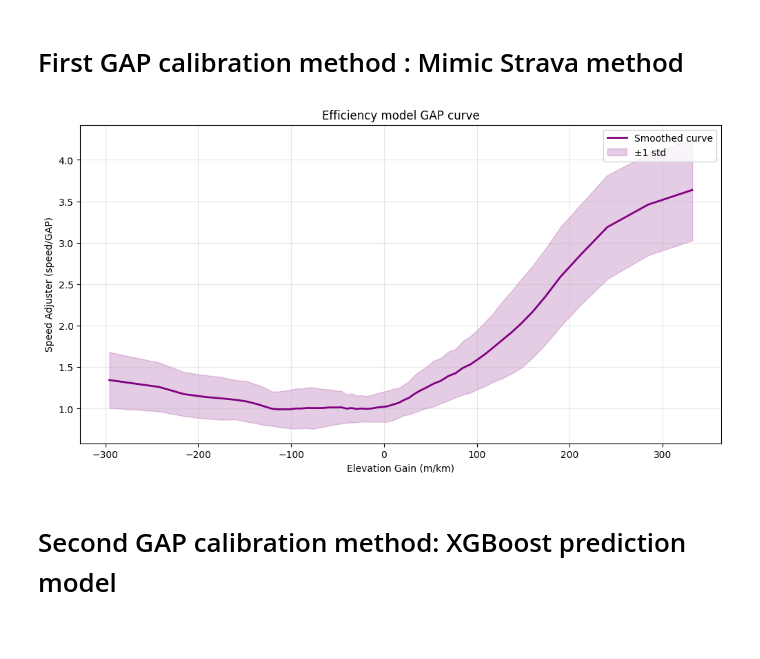
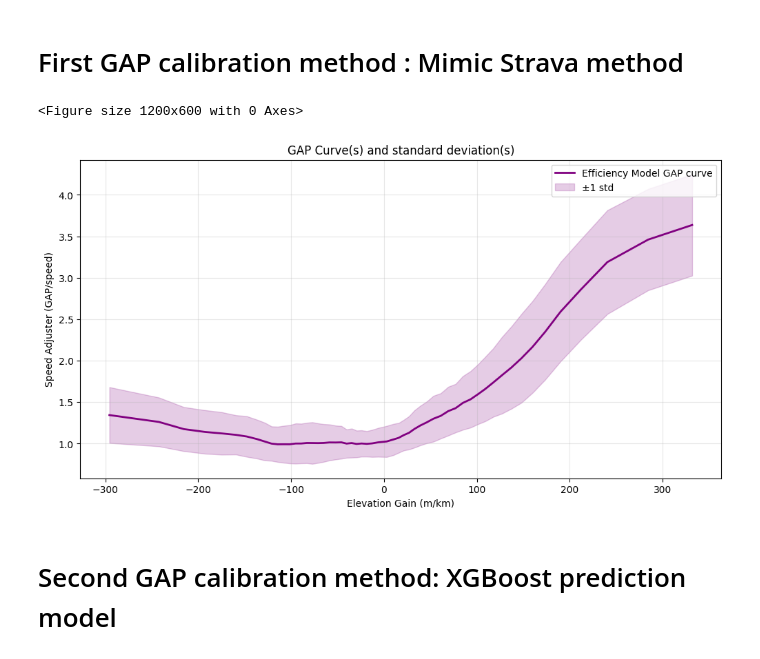
Before and after one commit to tanguy0/TrailMetrics, a Jupyter notebook: notebook/gap/full-flow.ipynb, the cells around one changed output. Saved outputs shown, nothing was run; the diff lists cells and outputs as text; code cells hidden in the pictures.

```diff
--- a/notebook/gap/full-flow.ipynb
+++ b/notebook/gap/full-flow.ipynb
@@ -43,7 +50,7 @@ Paste this URL on web browser and copy the string after 'code=...'
 https://www.strava.com/oauth/authorize?client_id=157889&redirect_uri=http%3A%2F%2Flocalhost%3A5000%2Fauthorization&approval_prompt=auto&scope=read%2Cactivity%3Aread&response_type=code
 # %%
 token_response = client.exchange_code_for_token(
-    client_id=157889, client_secret="c706246b4920e85a8244a26b5e1324d95f787bce", code="d62f61d8d26fcbfc1f804f2235be5ef2d68602fc" #COPY PASTED CODE HERE
+    client_id=157889, client_secret="c706246b4920e85a8244a26b5e1324d95f787bce", code="83acb66e219b11f1f37aa5a739415e6672091c46" #COPY PASTED CODE HERE
 )
 
 STORED_ACCESS_TOKEN = token_response["access_token"]
@@ -136,15 +143,18 @@ normalized_efficiencies = calculate_normalized_efficiency(
 )
 
 # Fit GAP model
-gap_model = fit_gap_model(elevation_gain, normalized_efficiencies, min_samples_per_bucket=250)
+efficiency_model = fit_gap_model(elevation_gain, normalized_efficiencies, min_samples_per_bucket=250)
 # %%
 # Show resulting GAP curve
-fig, efficiency_model_gap_curve = plot_efficiency_model_gap_curve(gap_model, smoothing_parameter=3)
+efficiency_model_gap_curve = get_efficiency_model_gap_curve(efficiency_model, smoothing_parameter=3)
+efficiency_model_gap_curve['color'] = "purple"
+fig = plot_gap_curves({'Efficiency Model': efficiency_model_gap_curve})
 
 if VERBOSE:
     fig.show()
 # %% [output]
+<Figure size 1200x600 with 0 Axes>
-[figure, old version]
+[figure, new version]
 # %% [markdown]
 # Second GAP calibration method: XGBoost prediction model
 # %% [markdown]
```
Also changed, not shown: parts of 17 cells of this notebook, 2 other files.
